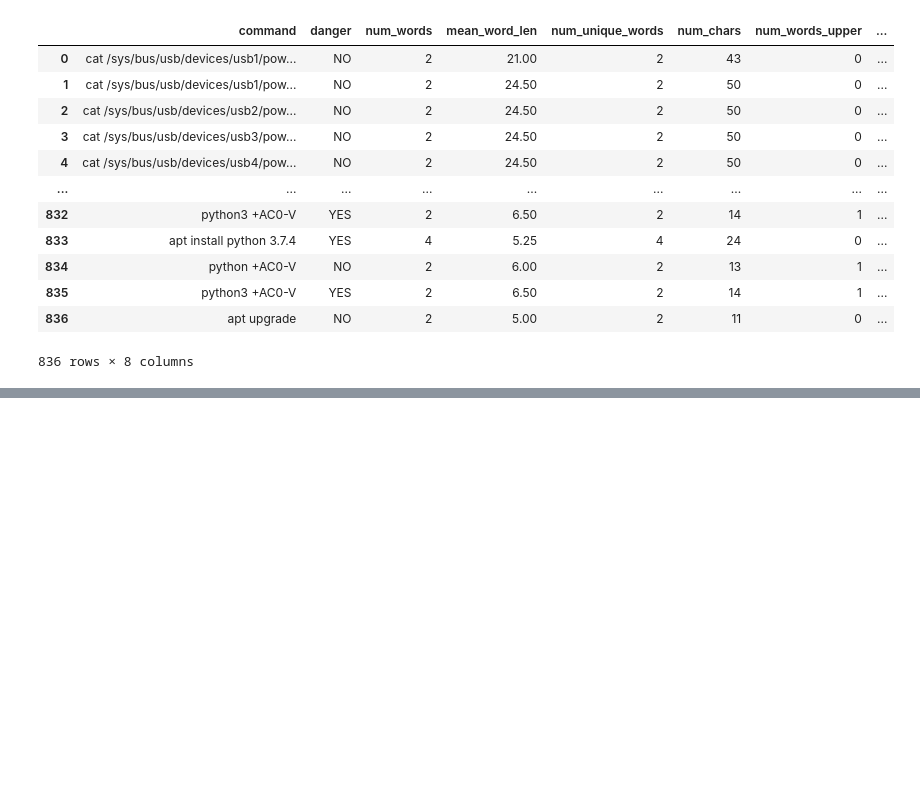
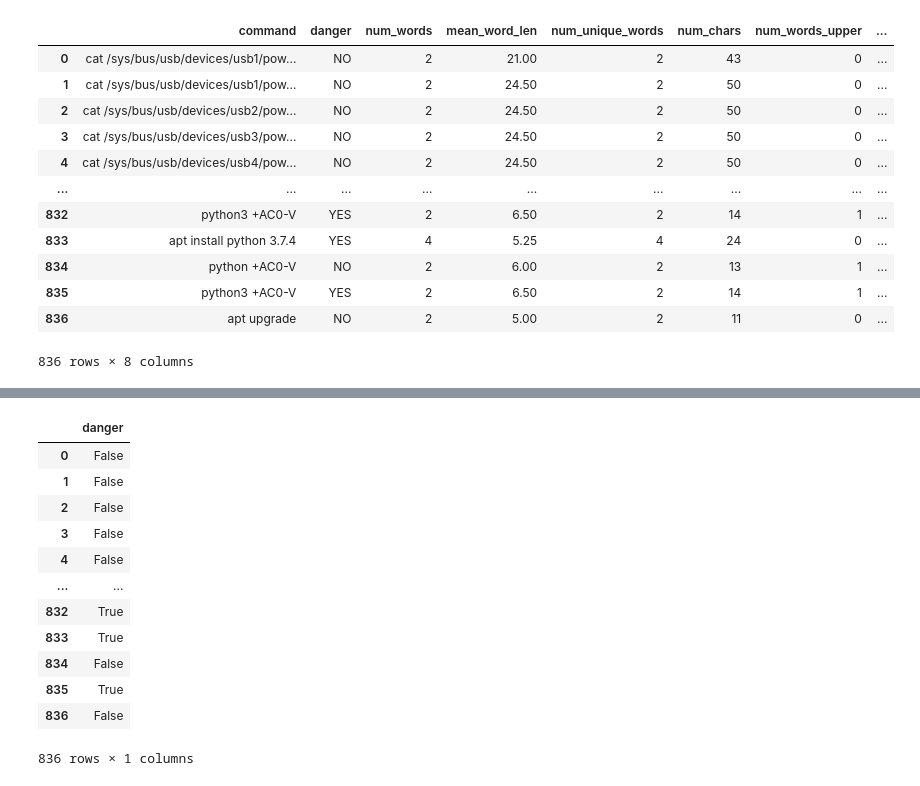
Before and after one commit to brownbishop/CommandClassifier, a Jupyter notebook: CommandsClassifier.ipynb, the cells around one changed output, grey strips where cells are left out. Saved outputs shown, nothing was run; the diff lists cells and outputs as text; code cells hidden in the pictures; blank space fills up the shorter version.

Commit message:
Do some training

```diff
--- a/CommandsClassifier.ipynb
+++ b/CommandsClassifier.ipynb
@@ -184,0 +217,4 @@ train
+# %%
+# Convert 'danger' column to boolean
+train['danger'] = train['danger'].map({'YES': True, 'NO': False})
+train['danger'].dtype
@@ -184,0 +223,6 @@ train
+# %%
+# Building xgboost matrix
+from sklearn.model_selection import train_test_split
+
+# Extract feature and target arrays
+X, y = train.drop('danger', axis=1), train[['danger']]
@@ -184,0 +244,16 @@ train
+# %%
+y
+# %% [output]
+|  | danger |
+| 0 | False |
+| 1 | False |
+| 2 | False |
+| 3 | False |
+| 4 | False |
+| ... | ... |
+| 832 | True |
+| 833 | True |
+| 834 | False |
+| 835 | True |
+| 836 | False |
+836 rows × 1 columns
```
Also changed, not shown: parts of 20 cells of this notebook.
